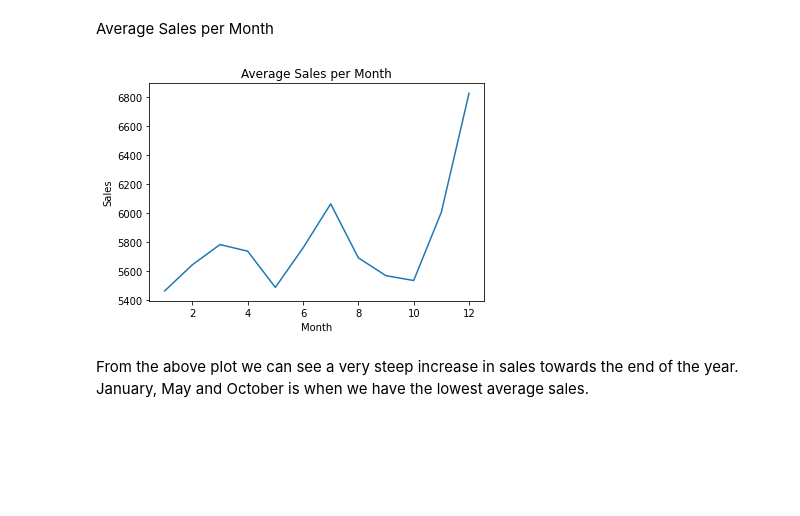
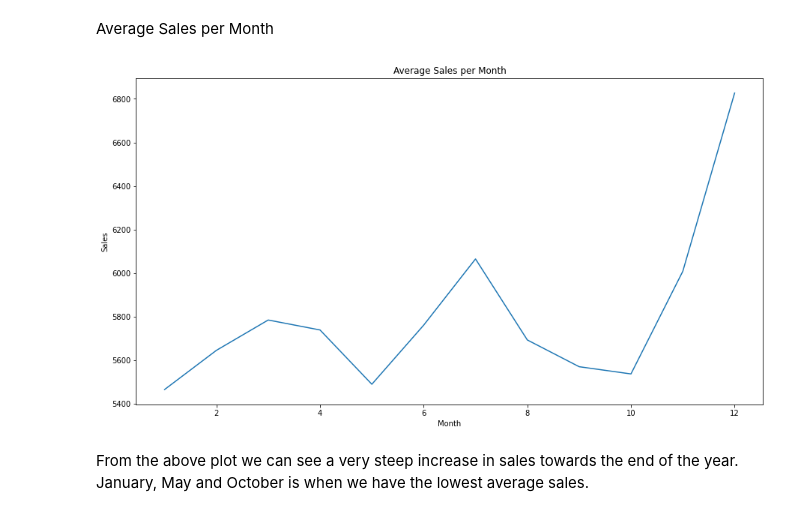
Before and after one commit to teddyk251/pharma_sales_prediction, a Jupyter notebook: notebooks/EDA.ipynb, the cells around one changed output. Cells and saved outputs as stored; diff of their text form; code cells hidden in the pictures; blank space fills up the shorter version.

```diff
--- a/notebooks/EDA.ipynb
+++ b/notebooks/EDA.ipynb
@@ -389,13 +386,13 @@ The range of our dataset is from 2013-01-01 to 2015-07-31
 Average Sales per Month
 # %%
 index_by_month = merged_train_df.index.month
-ax = merged_train_df.groupby(index_by_month)['Sales'].mean().plot()
+ax = merged_train_df.groupby(index_by_month)['Sales'].mean().plot(figsize=(15,8))
 ax.set_title("Average Sales per Month")
 ax.set_xlabel("Month")
 ax.set_ylabel("Sales")
 plt.show()
 # %% [output]
-[figure, old version]
+[figure, new version]
 # %% [markdown]
 From the above plot we can see a very steep increase in sales towards the end of the year. January, May and October is when we have the lowest average sales.
 # %% [markdown]
```
Also changed, not shown: parts of 11 cells of this notebook, 3 other files.
